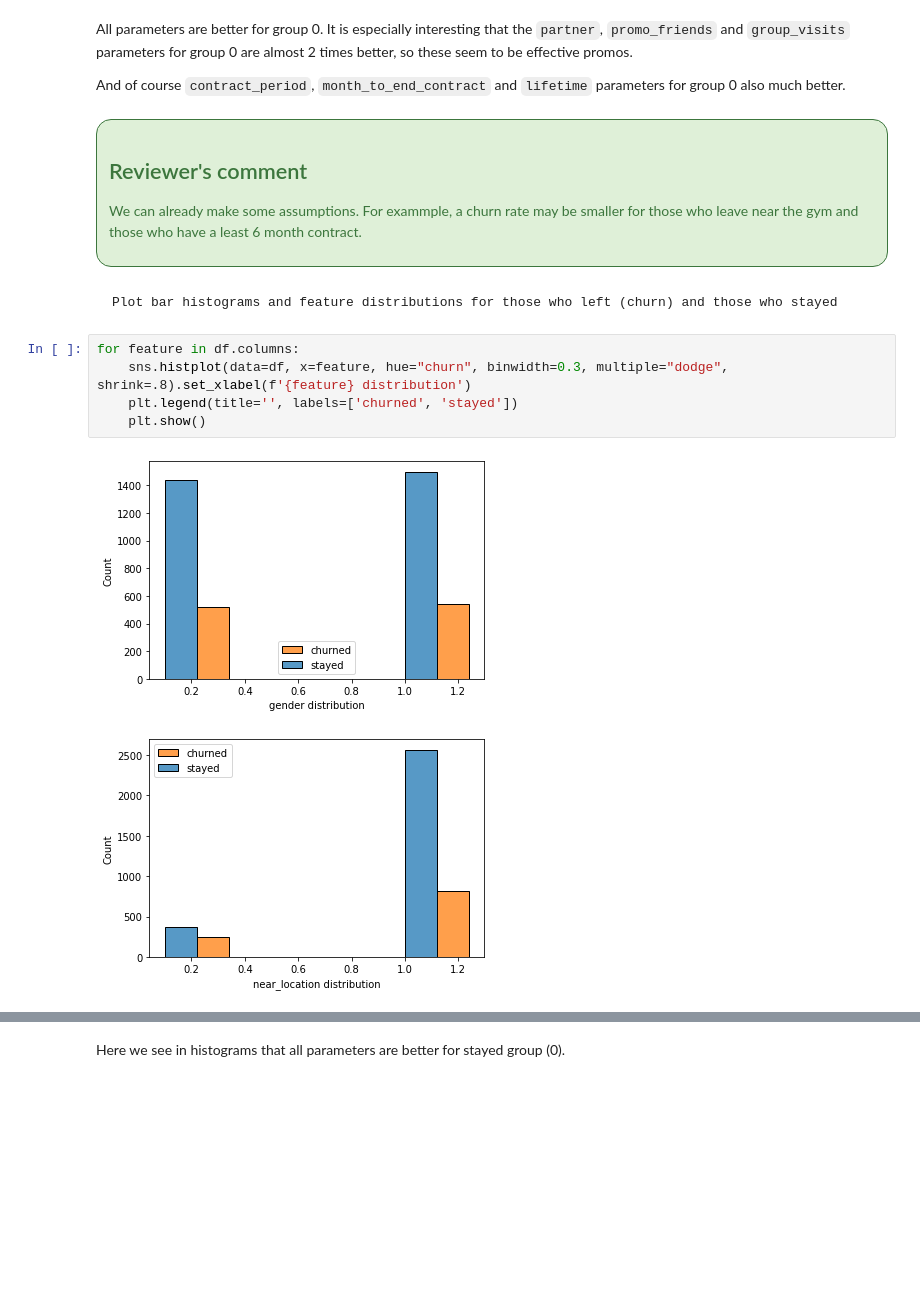
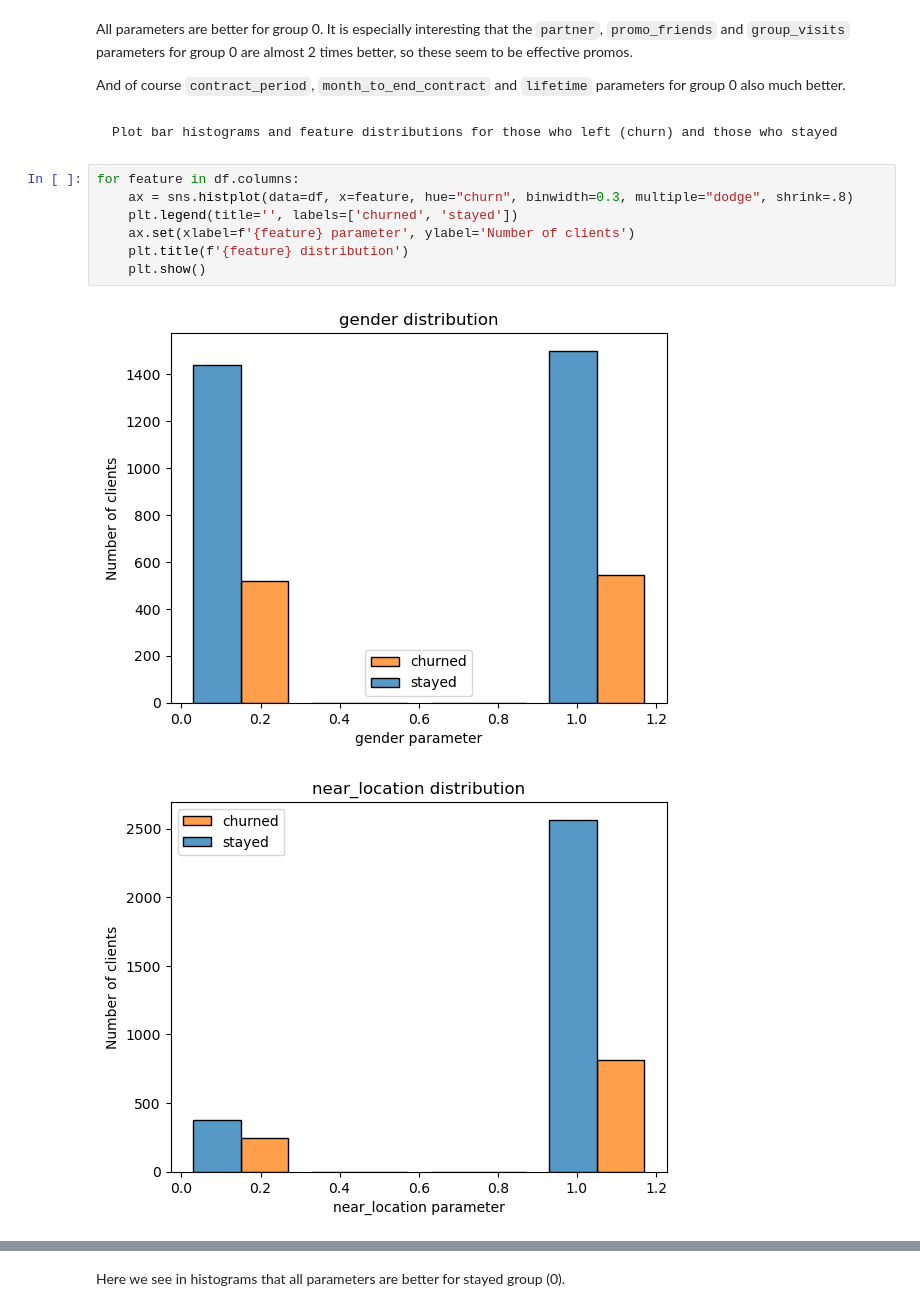
Before and after one commit to sinrabanse/Practicum_project_11, a Jupyter notebook: Practicum_project_11.ipynb, the cells around one changed output, grey strips where cells are left out. Saved outputs shown, nothing was run; the diff lists cells and outputs as text; blank space fills up the shorter version.

```diff
--- a/Practicum_project_11.ipynb
+++ b/Practicum_project_11.ipynb
@@ -238,23 +206,15 @@ df.groupby(['churn']).mean().T
 All parameters are better for group 0. It is especially interesting that the `partner`, `promo_friends` and `group_visits` parameters for group 0 are almost 2 times better, so these seem to be effective promos.
 
 And of course `contract_period`, `month_to_end_contract` and `lifetime` parameters for group 0 also much better.
-# %% [markdown]
-<div class="alert alert-success" style="border-radius: 15px; box-shadow: 4px 4px 4px; border: 1px solid ">
-<h2> Reviewer's comment</h2>
-
-We can already make some assumptions. For exammple, a churn rate may be smaller for those who leave near the gym and those who have a least 6 month contract.
-
-
-
-
-</div>
 # %% [markdown]
     Plot bar histograms and feature distributions for those who left (churn) and those who stayed
 # %%
 for feature in df.columns:
-    sns.histplot(data=df, x=feature, hue="churn", binwidth=0.3, multiple="dodge", shrink=.8).set_xlabel(f'{feature} distribution')
+    ax = sns.histplot(data=df, x=feature, hue="churn", binwidth=0.3, multiple="dodge", shrink=.8)
     plt.legend(title='', labels=['churned', 'stayed'])
+    ax.set(xlabel=f'{feature} parameter', ylabel='Number of clients')
+    plt.title(f'{feature} distribution')
     plt.show()
 # %% [output]
-[figure, old version]
+[figure, new version]
-[figure, old version]
+[figure, new version]
```
Also changed, not shown: parts of 42 cells of this notebook.
